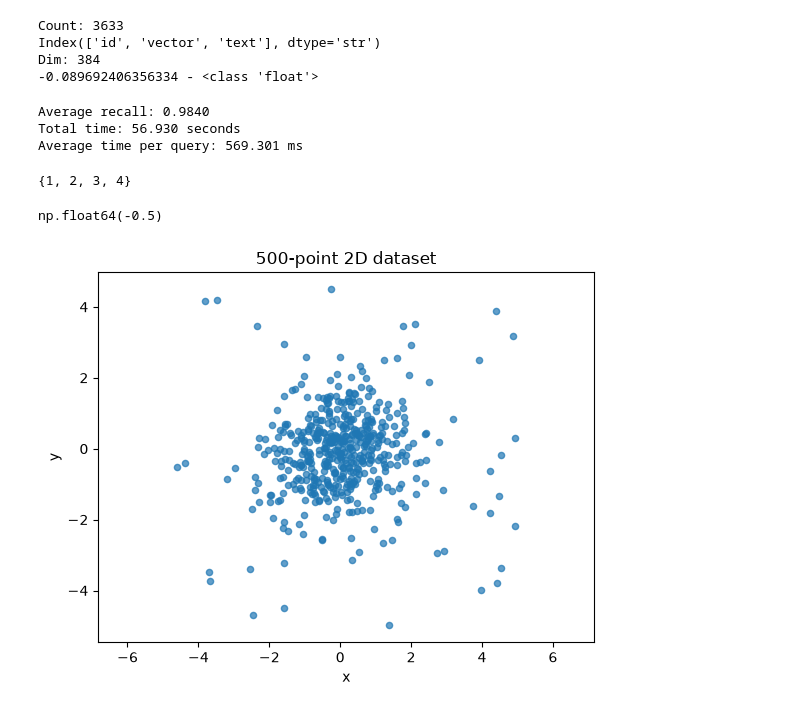
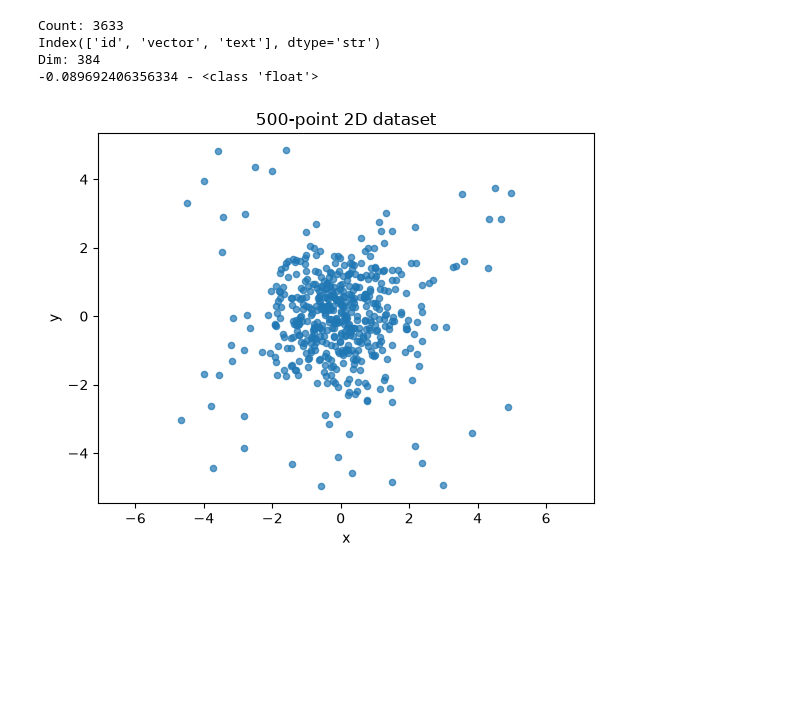
Before and after one commit to N0-0BIE/EX9BLV_HNSW_Preordering, a Jupyter notebook: code/project.ipynb, the cells around one changed output. Saved outputs shown, nothing was run; the diff lists cells and outputs as text; code cells hidden in the pictures; blank space fills up the shorter version.

Commit message:
LID rendezés, benchmarkolás

```diff
--- a/code/project.ipynb
+++ b/code/project.ipynb
@@ -156,52 +180,23 @@ for i in range(0,k):
     # print(f"{i+1}: {df.id[res_hnsw[i]]}") # ha distance-eket kérünk
     print(f"{i+1}: {df.id[res_knn[i]]} at distance: {KNN.euclidian_distance(q, df.vector[res_hnsw[i]])}") # ha mindent kérünk
 print(f"{(end-start)*1000} ms")
-# %%
-# HNSW_benchmark teszt futás
-bm = HNSW_benchmark(data=df.vector, M=16, ef_construction=128)
-
-rng = np.random.default_rng(42)
-indices = rng.choice(len(df), size=100, replace=False)
-queries = [df.vector.iloc[i] for i in indices]
-
-start = time()
-recalls = [bm.run(query, n_tries=1, k=10, ef_search=40) for query in queries]
-elapsed = time() - start
-
-print(f"Average recall: {np.mean(recalls):.4f}")
-print(f"Total time: {elapsed:.3f} seconds")
-print(f"Average time per query: {elapsed / len(queries) * 1000:.3f} ms")
-# %% [output]
-Average recall: 0.9840
-Total time: 56.930 seconds
-Average time per query: 569.301 ms
-# %%
-# print(np.argwhere(df.vector, q))
-# print(df.vector.keys)
-
-a = set([1, 1, 2, 1, 4, 3])
-
-print(a)
-# %% [output]
-{1, 2, 3, 4}
-np.float64(-0.5)
 # %%
-rng_2d = np.random.default_rng(42)
+rng_2d = np.random.default_rng(200)
 
 clustered = rng_2d.normal(loc=0, scale=1, size=(450, 2))
 scattered = rng_2d.uniform(low=-5, high=5, size=(50, 2))
 
 points_2d = np.vstack([clustered, scattered])
 rng_2d.shuffle(points_2d)
 
 plt.scatter(points_2d[:, 0], points_2d[:, 1], s=20, alpha=0.7)
 plt.title("500-point 2D dataset")
 plt.xlabel("x")
 plt.ylabel("y")
 plt.axis("equal")
 plt.show()
 # %% [output]
-[figure, old version]
+[figure, new version]
 # %%
 lid_values_2d = calculate_lid(points_2d, k=50)
 
```
Also changed, not shown: parts of 8 cells of this notebook.
